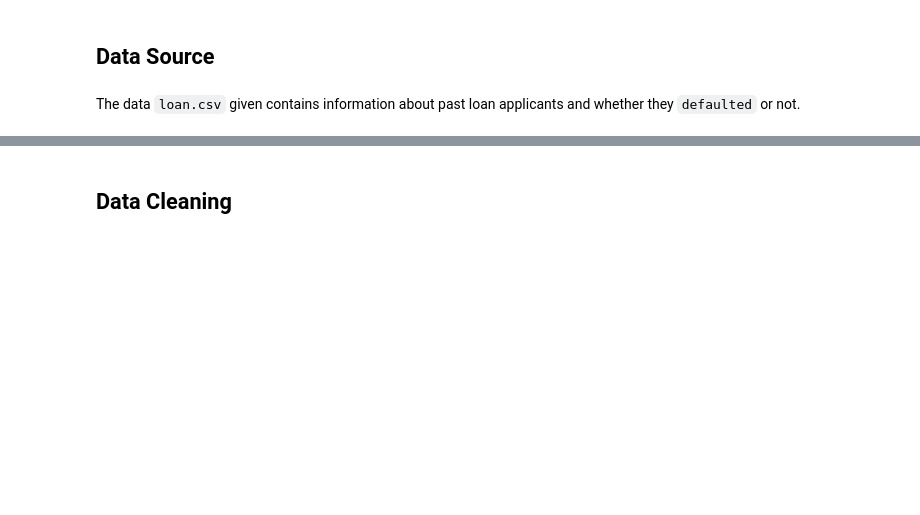
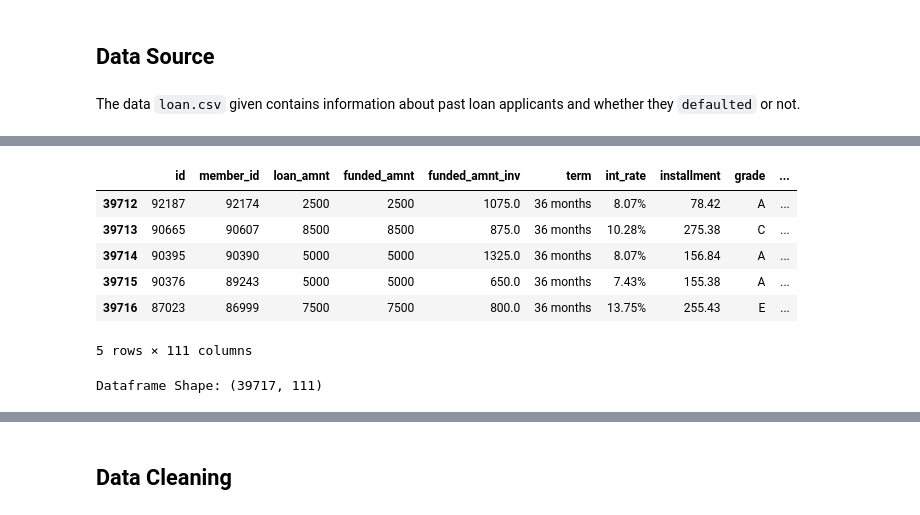
Before and after one commit to Gnana0248/LendingClubCaseStudy, a Jupyter notebook: Lending Club Case Study Analysis.ipynb, the cells around one changed output, grey strips where cells are left out. Cells and saved outputs as stored; diff of their text form; code cells hidden in the pictures; blank space fills up the shorter version.

```diff
--- a/Lending Club Case Study Analysis.ipynb
+++ b/Lending Club Case Study Analysis.ipynb
@@ -38,0 +80,16 @@ The data `loan.csv` given contains information about past loan applicants and wh
+# %%
+# Print the last 5 rows
+loan_applicants.tail()
+# %% [output]
+|  | id | member_id | loan_amnt | funded_amnt | funded_amnt_inv | term | int_rate | installment | grade | ... |
+| 39712 | 92187 | 92174 | 2500 | 2500 | 1075.0 | 36 months | 8.07% | 78.42 | A | ... |
+| 39713 | 90665 | 90607 | 8500 | 8500 | 875.0 | 36 months | 10.28% | 275.38 | C | ... |
+| 39714 | 90395 | 90390 | 5000 | 5000 | 1325.0 | 36 months | 8.07% | 156.84 | A | ... |
+| 39715 | 90376 | 89243 | 5000 | 5000 | 650.0 | 36 months | 7.43% | 155.38 | A | ... |
+| 39716 | 87023 | 86999 | 7500 | 7500 | 800.0 | 36 months | 13.75% | 255.43 | E | ... |
+5 rows × 111 columns
+# %%
+# Number of rows and columns
+print('Dataframe Shape:', loan_applicants.shape)
+# %% [output]
+Dataframe Shape: (39717, 111)
```
Also changed, not shown: parts of 33 cells of this notebook, 1 other file.
